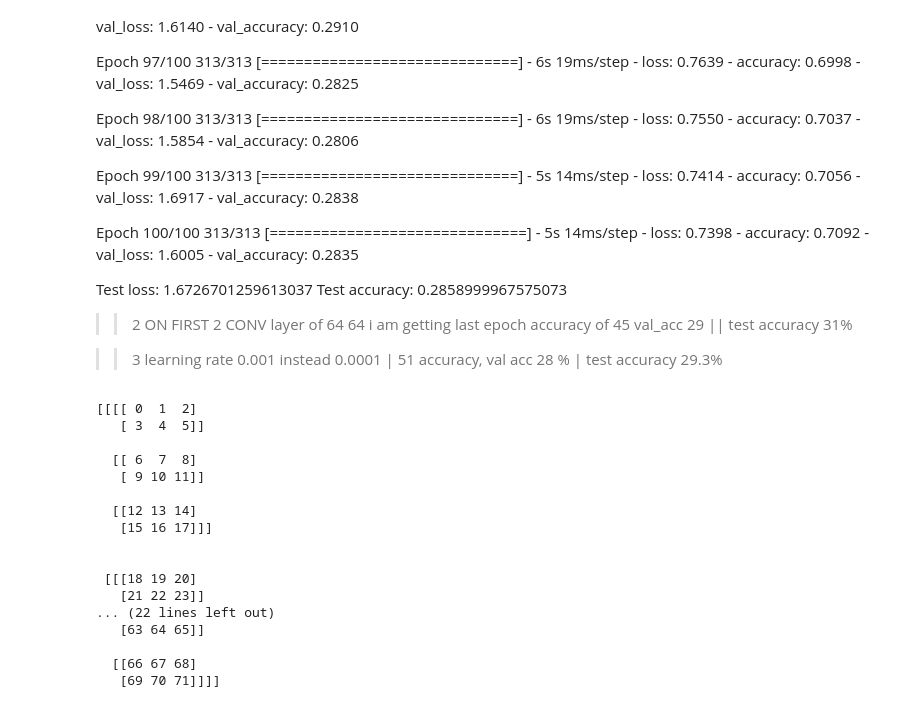
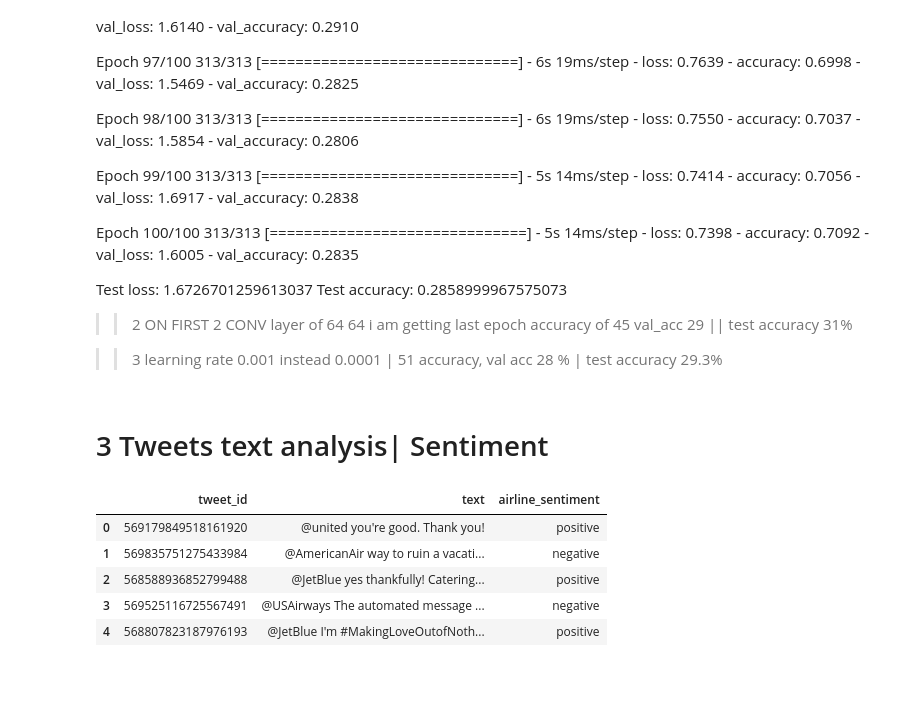
Before and after one commit to AshwinUniyal/ML_Project, a Jupyter notebook: ML_Coursework.ipynb, the cells around one changed output. Drawn from its saved outputs; the diff is of its cells as text; code cells hidden in the pictures; blank space fills up the shorter version.

```diff
--- a/ML_Coursework.ipynb
+++ b/ML_Coursework.ipynb
@@ -714,25 +714,18 @@ Test loss: 1.6726701259613037 Test accuracy: 0.2858999967575073
 
 
 >>3 learning rate 0.001 instead 0.0001 | 51 accuracy, val  acc 28 % | test accuracy 29.3%
-# %%
-a = np.arange(72)
-a = np.reshape(a, (4,3,2,3))
-print(a)
-# %% [output]
-[[[[ 0  1  2]
-   [ 3  4  5]]
-
-  [[ 6  7  8]
-   [ 9 10 11]]
-
-  [[12 13 14]
-   [15 16 17]]]
-
-
- [[[18 19 20]
-   [21 22 23]]
-... (22 lines left out)
-   [63 64 65]]
-
-  [[66 67 68]
-   [69 70 71]]]]
+# %% [markdown]
+# 3 Tweets text analysis| Sentiment
+# %%
+df_train = pd.read_csv('/content/Tweets_train.csv')
+df_val = pd.read_csv('/content/Tweets_dev.csv')
+df_test = pd.read_csv('/content/Tweets_test (1).csv', encoding='latin-1')
+# %%
+df_train.head()
+# %% [output]
+|  | tweet_id | text | airline_sentiment |
+| 0 | 569179849518161920 | @united you're good. Thank you! | positive |
+| 1 | 569835751275433984 | @AmericanAir way to ruin a vacati... | negative |
+| 2 | 568588936852799488 | @JetBlue yes thankfully! Catering... | positive |
+| 3 | 569525116725567491 | @USAirways The automated message ... | negative |
+| 4 | 568807823187976193 | @JetBlue I'm #MakingLoveOutofNoth... | positive |
```
Also changed, not shown: parts of 1 cell of this notebook.
